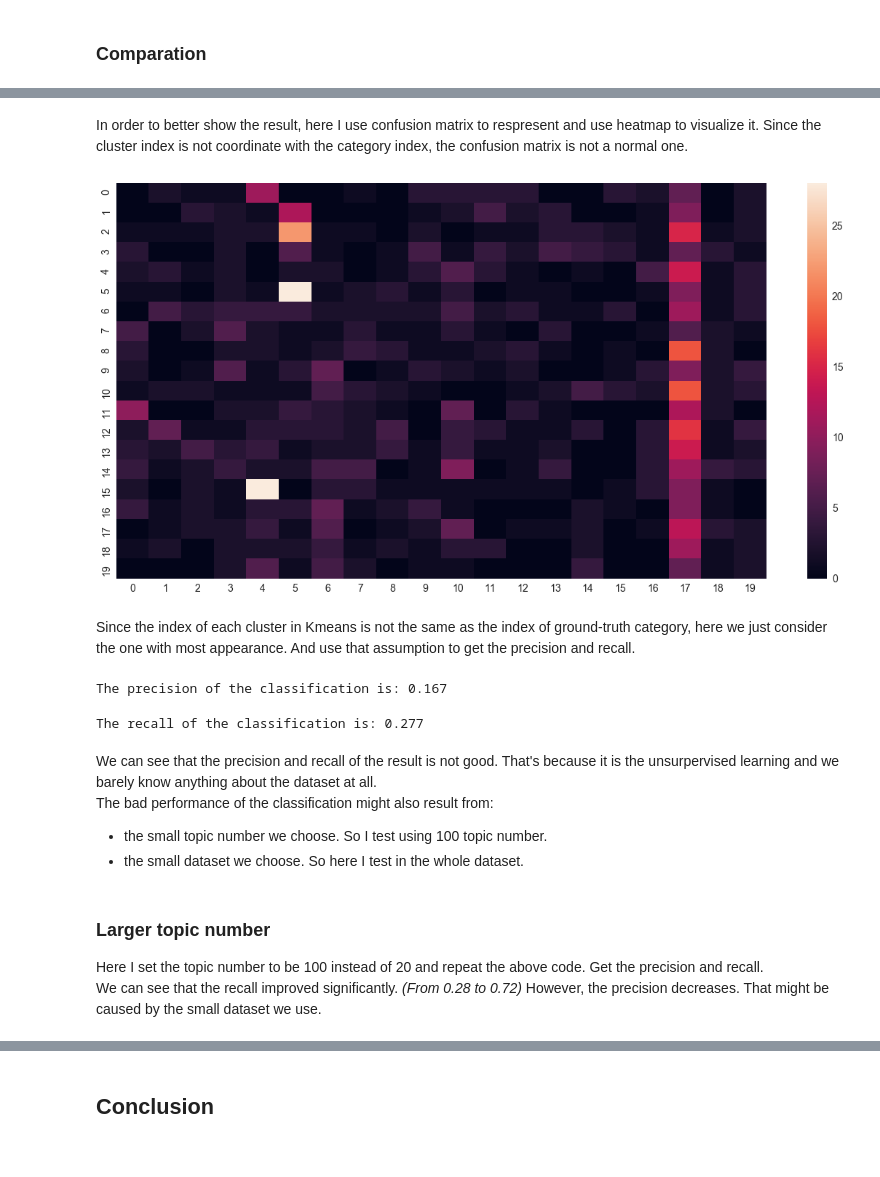
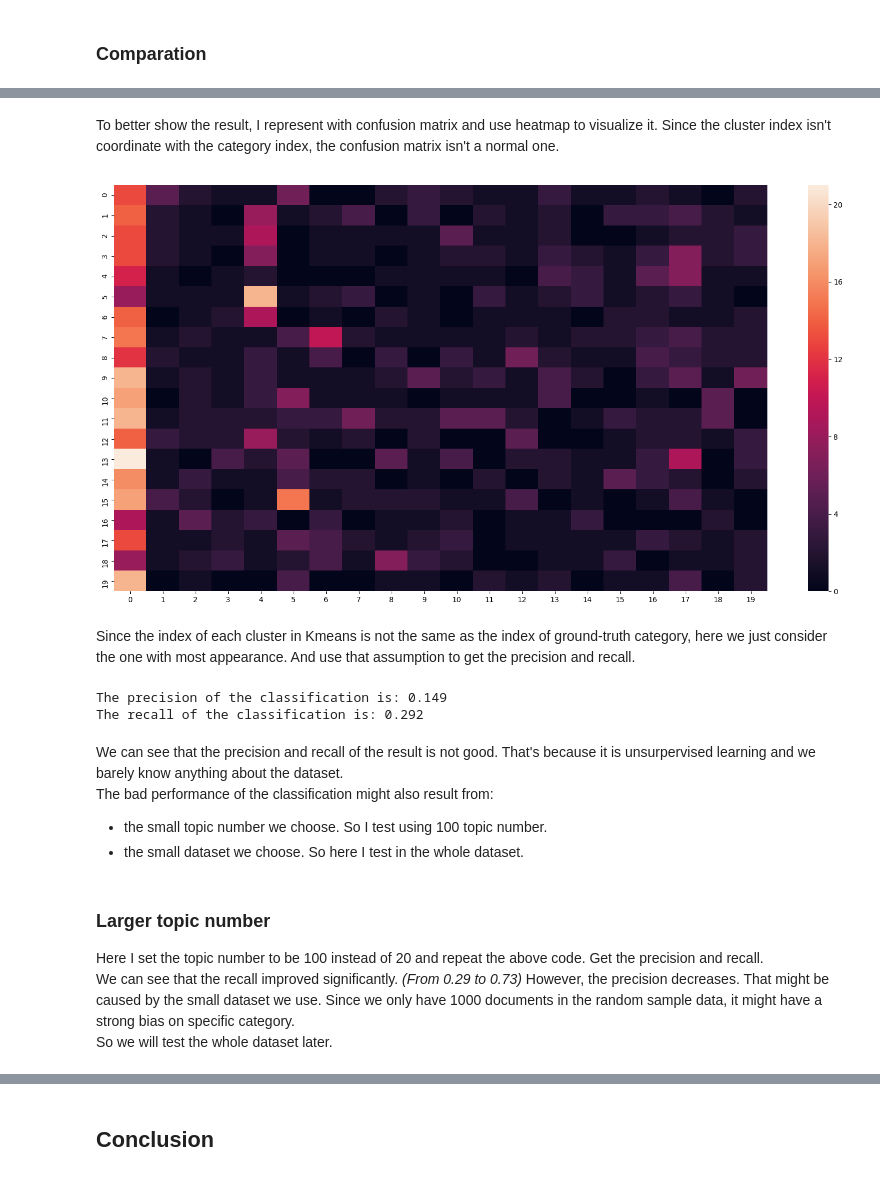
Before and after one commit to Htiango/Topic-Model-Tutorial, a Jupyter notebook: Tutorial.ipynb, the cells around one changed output, grey strips where cells are left out. Drawn from its saved outputs; the diff is of its cells as text; code cells hidden in the pictures.

```diff
--- a/Tutorial.ipynb
+++ b/Tutorial.ipynb
@@ -349,45 +343,46 @@ def get_confusion_mat(predict, truth):
     res = np.array(confusion_mat)
     return res
 # %% [markdown]
-In order to better show the result, here I use confusion matrix to respresent and use heatmap to visualize it. Since the cluster index is not coordinate with the category index, the confusion matrix is not a normal one.
+To better show the result, I represent with confusion matrix and use heatmap to visualize it. Since the cluster index isn't coordinate with the category index, the confusion matrix isn't a normal one.
 # %%
 confusion_mat = get_confusion_mat(predict_category, sample_category)
 # %%
 # Use the seaborn library to quickly plot the confusion matrix
 def plot_confusion(mat):
     import seaborn as sn
+    import matplotlib as mpl
     ax = sn.heatmap(mat)
+    mpl.rcParams['figure.figsize'] = (20,10)
     plt.show()
 plot_confusion(confusion_mat)
 # %% [output]
-[figure, old version]
+[figure, new version]
 # %% [markdown]
 Since the index of each cluster in Kmeans is not the same as the index of ground-truth category, here we just consider the one with most appearance. And use that assumption to get the precision and recall.
 # %%
 ## Get the precision using the confusion matrix
 def get_precision(confusion):
     return confusion.max(axis=0).sum()/confusion.sum()
-
-print("The precision of the classification is: " + str(get_precision(confusion_mat)))
-# %% [output]
-The precision of the classification is: 0.167
 # %%
 # Get the recall using the confusion matrix
 def get_recall(confusion):
     return confusion.max(axis=1).sum()/confusion.sum()
-
-print("The recall of the classification is: " + str(get_recall(confusion_mat)))
-# %% [output]
-The recall of the classification is: 0.277
+# %%
+print("The precision of the classification is: " + str(get_precision(confusion_mat)))
+print("The recall of the classification is: " + str(get_recall(confusion_mat)))
+# %% [output]
+The precision of the classification is: 0.149
+The recall of the classification is: 0.292
 # %% [markdown]
-We can see that the precision and recall of the result is not good. That's because it is the unsurpervised learning and we barely know anything about the dataset at all. <br>
+We can see that the precision and recall of the result is not good. That's because it is unsurpervised learning and we barely know anything about the dataset. <br>
 The bad performance of the classification might also result from:
 + the small topic number we choose. So I test using 100 topic number.
 + the small dataset we choose. So here I test in the whole dataset.
 # %% [markdown]
 ### Larger topic number
 Here I set the topic number to be 100 instead of 20 and repeat the above code. Get the precision and recall. <br>
-We can see that the recall improved significantly. *(From 0.28 to 0.72)* However, the precision decreases. That might be caused by the small dataset we use.
+We can see that the recall improved significantly. *(From 0.29 to 0.73)* However, the precision decreases. That might be caused by the small dataset we use. Since we only have 1000 documents in the random sample data, it might have a strong bias on specific category. <br>
+So we will test the whole dataset later.
 # %%
 # Running and Trainign LDA model on the document term matrix.
 topic_num2 = 100
```
Also changed, not shown: parts of 48 cells of this notebook.
